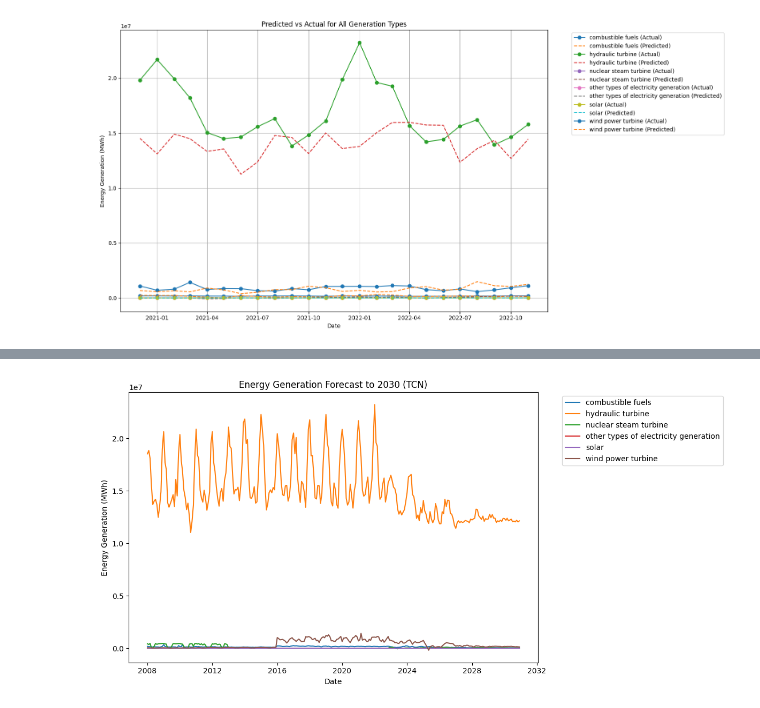
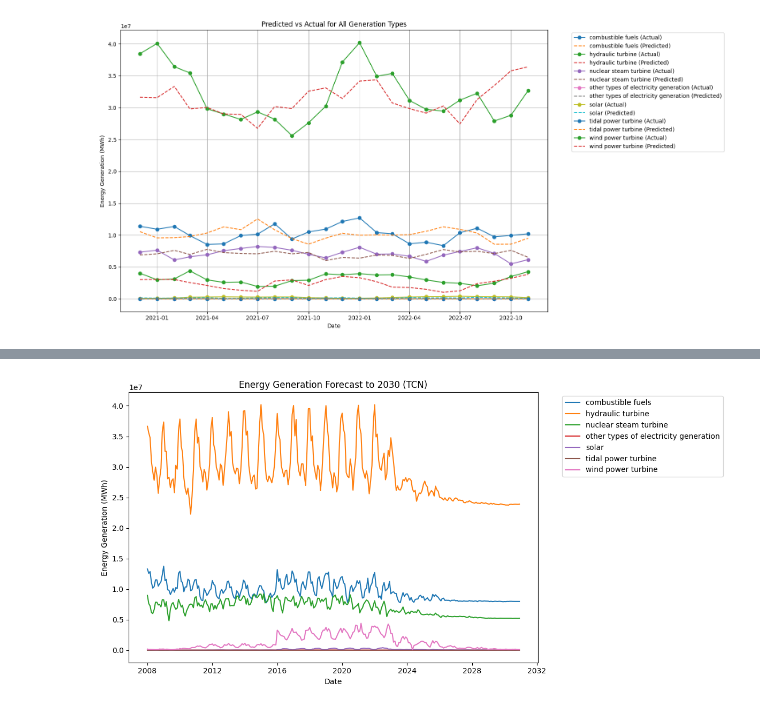
Before and after one commit to Ecook46/AISE4010_Canada_Energy, a Jupyter notebook: TCN.ipynb, the cells around one changed output, grey strips where cells are left out. Cells and saved outputs as stored; diff of their text form; code cells hidden in the pictures.

```diff
--- a/TCN.ipynb
+++ b/TCN.ipynb
@@ -89,7 +89,7 @@ def forecast_future(model, data_scaled, scaler, n_steps, forecast_horizon, colum
     return pd.DataFrame(forecast_rescaled, index=forecast_horizon, columns=columns)
 
 # Main Script
-filepath = r'data\processed\quebec_energy.csv'
+filepath = r'data\processed\canada_energy.csv'
 
 # Load and process data
 df_grouped = load_and_preprocess_data(filepath)
@@ -166,6 +166,19 @@ plt.grid()
 plt.tight_layout()
 plt.show()
 
+# Plot the loss curves
+plt.figure(figsize=(12, 6))
+plt.plot(history.history['loss'], label='Training Loss')
+plt.plot(history.history['val_loss'], label='Validation Loss')
+plt.title("Model Loss")
+plt.xlabel("Epoch")
+plt.ylabel("Loss")
+plt.legend()
+plt.grid()
+plt.tight_layout()
+plt.show()
+
+
 # Retrain the model on the entire dataset
 X_full, y_full = create_sequences(data_scaled, n_steps)
 tcn_model.fit(X_full, y_full, epochs=50, batch_size=32, verbose=2)
@@ -197,2 +210,2 @@ Epoch 50/50
-[figure, old version]
+[figure, new version]
 Epoch 1/50
@@ -215 +228 @@ Epoch 6/50
-[figure, old version]
+[figure, new version]
```
Also changed, not shown: parts of 1 cell of this notebook, 1 other file.
